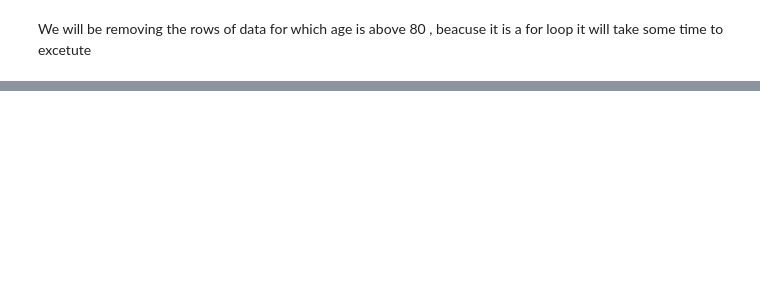
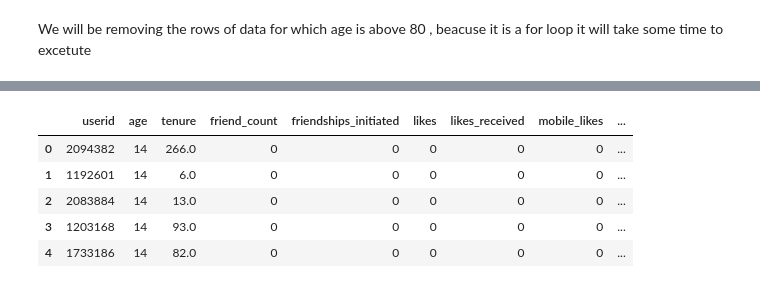
Before and after one commit to ShaikMehraj/Data_preprocess, a Jupyter notebook: Face_book.ipynb, the cells around one changed output, grey strips where cells are left out. Saved outputs shown, nothing was run; the diff lists cells and outputs as text; code cells hidden in the pictures; blank space fills up the shorter version.

```diff
--- a/Face_book.ipynb
+++ b/Face_book.ipynb
@@ -216,0 +226,9 @@ np.False_
+# %%
+dummy_df.head()
+# %% [output]
+|  | userid | age | tenure | friend_count | friendships_initiated | likes | likes_received | mobile_likes | ... |
+| 0 | 2094382 | 14 | 266.0 | 0 | 0 | 0 | 0 | 0 | ... |
+| 1 | 1192601 | 14 | 6.0 | 0 | 0 | 0 | 0 | 0 | ... |
+| 2 | 2083884 | 14 | 13.0 | 0 | 0 | 0 | 0 | 0 | ... |
+| 3 | 1203168 | 14 | 93.0 | 0 | 0 | 0 | 0 | 0 | ... |
+| 4 | 1733186 | 14 | 82.0 | 0 | 0 | 0 | 0 | 0 | ... |
```
Also changed, not shown: parts of 13 cells of this notebook.
